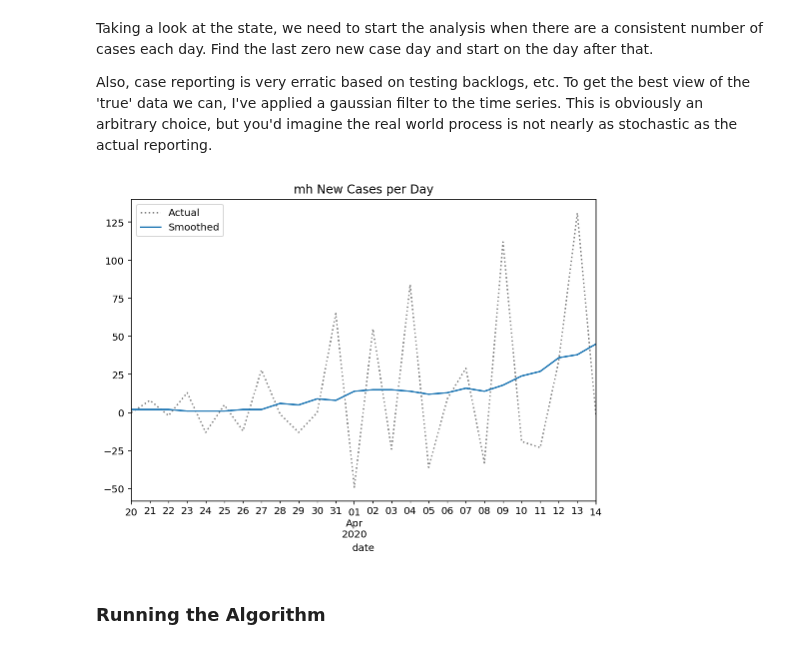
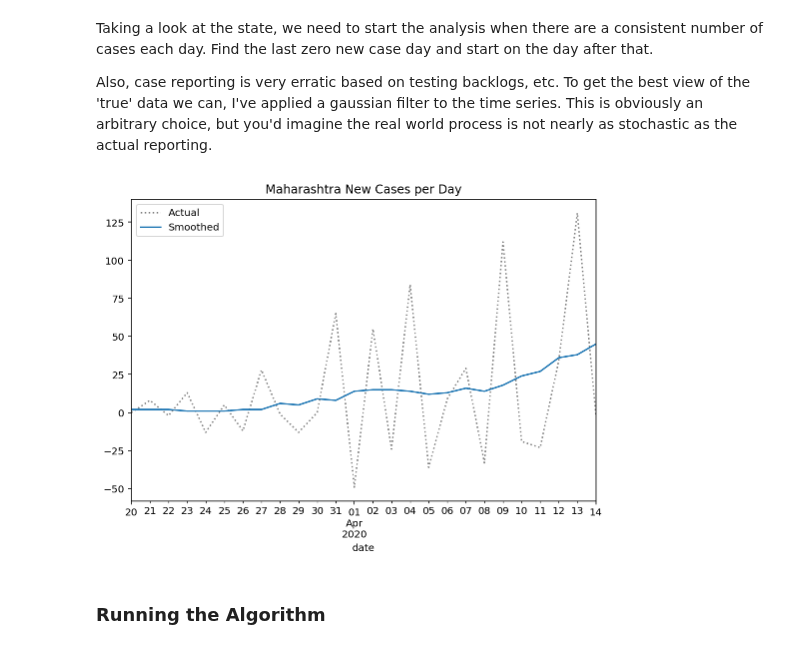
Before and after one commit to meghanabhange/CovidSeer, a Jupyter notebook: _notebooks/2020-04-14-RealtimeR0StrippedDown.ipynb, the cells around one changed output. Saved outputs shown, nothing was run; the diff lists cells and outputs as text; code cells hidden in the pictures.

Commit message:
Change state codes to state names

```diff
--- a/_notebooks/2020-04-14-RealtimeR0StrippedDown.ipynb
+++ b/_notebooks/2020-04-14-RealtimeR0StrippedDown.ipynb
@@ -179,3 +179,41 @@ Load Indian state case data from the covid19india.org crowdsource database
 #                      index_col=['state', 'date'],
 #                      parse_dates=['date'],
 #                      squeeze=True).sort_index()
+# %%
+state_map = {"AP" : "Andhra Pradesh",
+"AR" : "Arunachal Pradesh",
+"AS" : "Assam",
+"BR" : "Bihar",
+"CG" : "Chhattisgarh",
+"GA" : "Goa",
+"GJ" : "Gujarat",
+"HR" : "Haryana",
+"HP" : "Himachal Pradesh",
+"JK" : "Jammu and Kashmir",
+"JH" : "Jharkhand",
+"KA" : "Karnataka",
+"KL" : "Kerala",
+"MP" : "Madhya Pradesh",
+"MH" : "Maharashtra",
+"MN" : "Manipur",
+"ML" : "Meghalaya",
+"MZ" : "Mizoram",
+"NL" : "Nagaland",
+"OR" : "Orissa",
+"PB" : "Punjab",
+"RJ" : "Rajasthan",
+"SK" : "Sikkim",
+"TN" : "Tamil Nadu",
+"TR" : "Tripura",
+"UK" : "Uttarakhand",
+"UP" : "Uttar Pradesh",
+"WB" : "West Bengal",
+"TN" : "Tamil Nadu",
+"TR" : "Tripura",
+"AN" : "Andaman and Nicobar Islands",
+"CH" : "Chandigarh",
+"DH" : "Dadra and Nagar Haveli",
+"DD" : "Daman and Diu",
+"DL" : "Delhi",
+"LD" : "Lakshadweep",
+"PY" : "Pondicherry"}
@@ -194,9 +237,10 @@ state = []
 for ele in data["states_daily"]:
     if ele["status"] == "Confirmed":
         for key in ele.keys():
-            if key not in ("status", "date"):
+            if key not in ("status", "date", "tt","la","ct","ut","dn","tg"):
                 dates.append(ele["date"])
-                state.append(key)
+                state.append(state_map[key.upper()].replace("\t", ""))
+#                 state.append(key)
                 cases.append(ele[key])
 
 states = pd.DataFrame(dates, columns=["date"])
@@ -226,7 +270,7 @@ Taking a look at the state, we need to start the analysis when there are a consi
 Also, case reporting is very erratic based on testing backlogs, etc. To get the best view of the 'true' data we can, I've applied a gaussian filter to the time series. This is obviously an arbitrary choice, but you'd imagine the real world process is not nearly as stochastic as the actual reporting.
 # %%
 # hide_input
-state_name = "mh"
+state_name = "Maharashtra"
 
 
 def prepare_cases(cases):
@@ -243,34 +287,34 @@ def prepare_cases(cases):
         last_zero = zeros.max()
         idx_start = smoothed.index.get_loc(last_zero) + 1
     smoothed = smoothed.iloc[idx_start:]
     original = new_cases.loc[smoothed.index]
 
     return original, smoothed
 
 
 for k in set(states.index.get_level_values("state")):
     cases = states.xs(k).rename(f"{k} cases")
     original, smoothed = prepare_cases(cases)
     if len(original) == 0 or len(smoothed) == 0:
         FILTERED_REGIONS.append(k)
 
 cases = states.xs(state_name).rename(f"{state_name} cases")
 original, smoothed = prepare_cases(cases)
 
 original.plot(
     title=f"{state_name} New Cases per Day",
     c="k",
     linestyle=":",
     alpha=0.5,
     label="Actual",
     legend=True,
     figsize=(600 / 72, 400 / 72),
 )
 
 ax = smoothed.plot(label="Smoothed", legend=True)
 ax.get_figure().set_facecolor("w")
 # %% [output]
-[figure, old version]
+[figure, new version]
 # %% [markdown]
 ### Running the Algorithm
 # %% [markdown]
```
Also changed, not shown: parts of 5 cells of this notebook.
